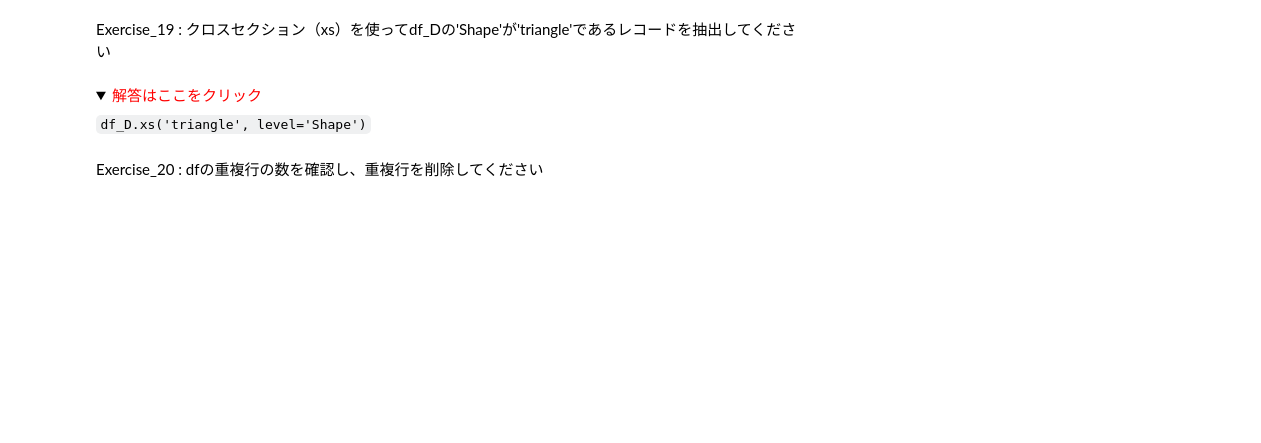
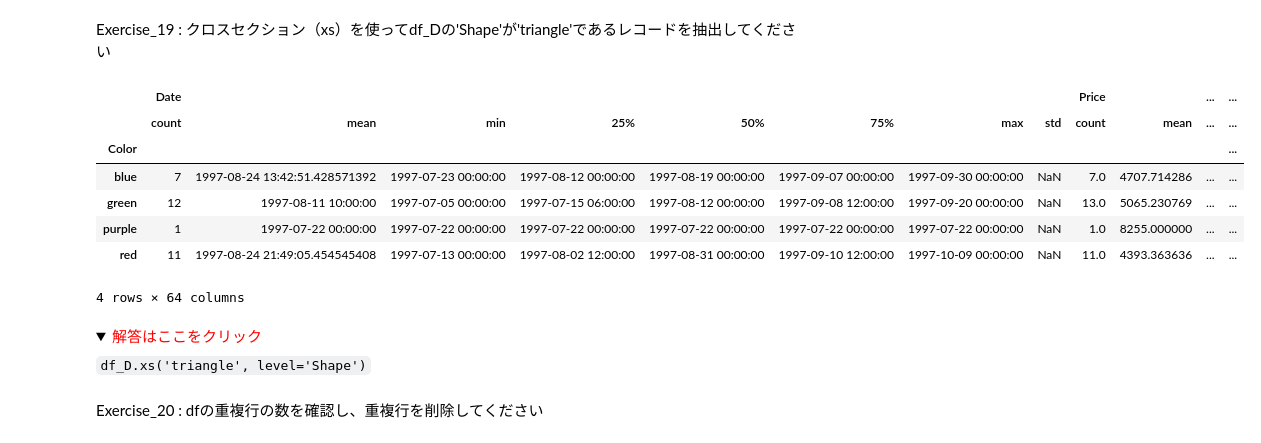
Before and after one commit to sato1214syun/python-data-analytics-udemy-business, a Jupyter notebook: src/3_DataFrame_exercise.ipynb, the cells around one changed output. Drawn from its saved outputs; the diff is of its cells as text; code cells hidden in the pictures; folded sections open; blank space fills up the shorter version.

```diff
--- a/src/3_DataFrame_exercise.ipynb
+++ b/src/3_DataFrame_exercise.ipynb
@@ -229,6 +455,16 @@ df_sorted
 Exercise_19 : クロスセクション（xs）を使ってdf_Dの'Shape'が'triangle'であるレコードを抽出してください
 # %%
 # 重複行の数（sum）を確認
+df_D.xs("triangle", level="Shape")
+# %% [output]
+|  | Date |  |  |  |  |  |  |  | Price |  | ... | ... |
+|  | count | mean | min | 25% | 50% | 75% | max | std | count | mean | ... | ... |
+| Color |  |  |  |  |  |  |  |  |  |  |  | ... |
+| blue | 7 | 1997-08-24 13:42:51.428571392 | 1997-07-23 00:00:00 | 1997-08-12 00:00:00 | 1997-08-19 00:00:00 | 1997-09-07 00:00:00 | 1997-09-30 00:00:00 | NaN | 7.0 | 4707.714286 | ... | ... |
+| green | 12 | 1997-08-11 10:00:00 | 1997-07-05 00:00:00 | 1997-07-15 06:00:00 | 1997-08-12 00:00:00 | 1997-09-08 12:00:00 | 1997-09-20 00:00:00 | NaN | 13.0 | 5065.230769 | ... | ... |
+| purple | 1 | 1997-07-22 00:00:00 | 1997-07-22 00:00:00 | 1997-07-22 00:00:00 | 1997-07-22 00:00:00 | 1997-07-22 00:00:00 | 1997-07-22 00:00:00 | NaN | 1.0 | 8255.000000 | ... | ... |
+| red | 11 | 1997-08-24 21:49:05.454545408 | 1997-07-13 00:00:00 | 1997-08-02 12:00:00 | 1997-08-31 00:00:00 | 1997-09-10 12:00:00 | 1997-10-09 00:00:00 | NaN | 11.0 | 4393.363636 | ... | ... |
+4 rows × 64 columns
 # %% [markdown]
 <details>
     <summary><font color='red'>解答はここをクリック</font></summary>
```
Also changed, not shown: parts of 55 cells of this notebook, 8 other files.
